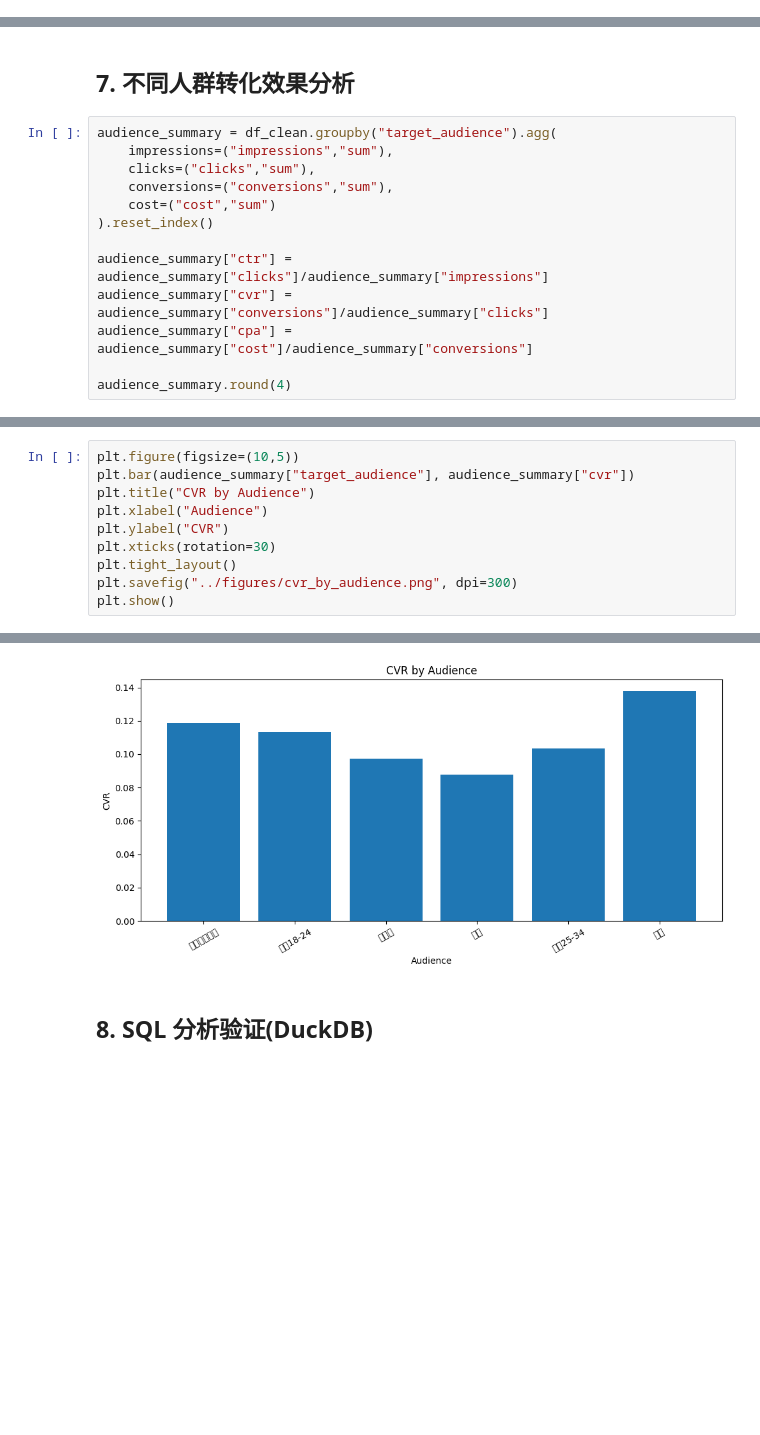
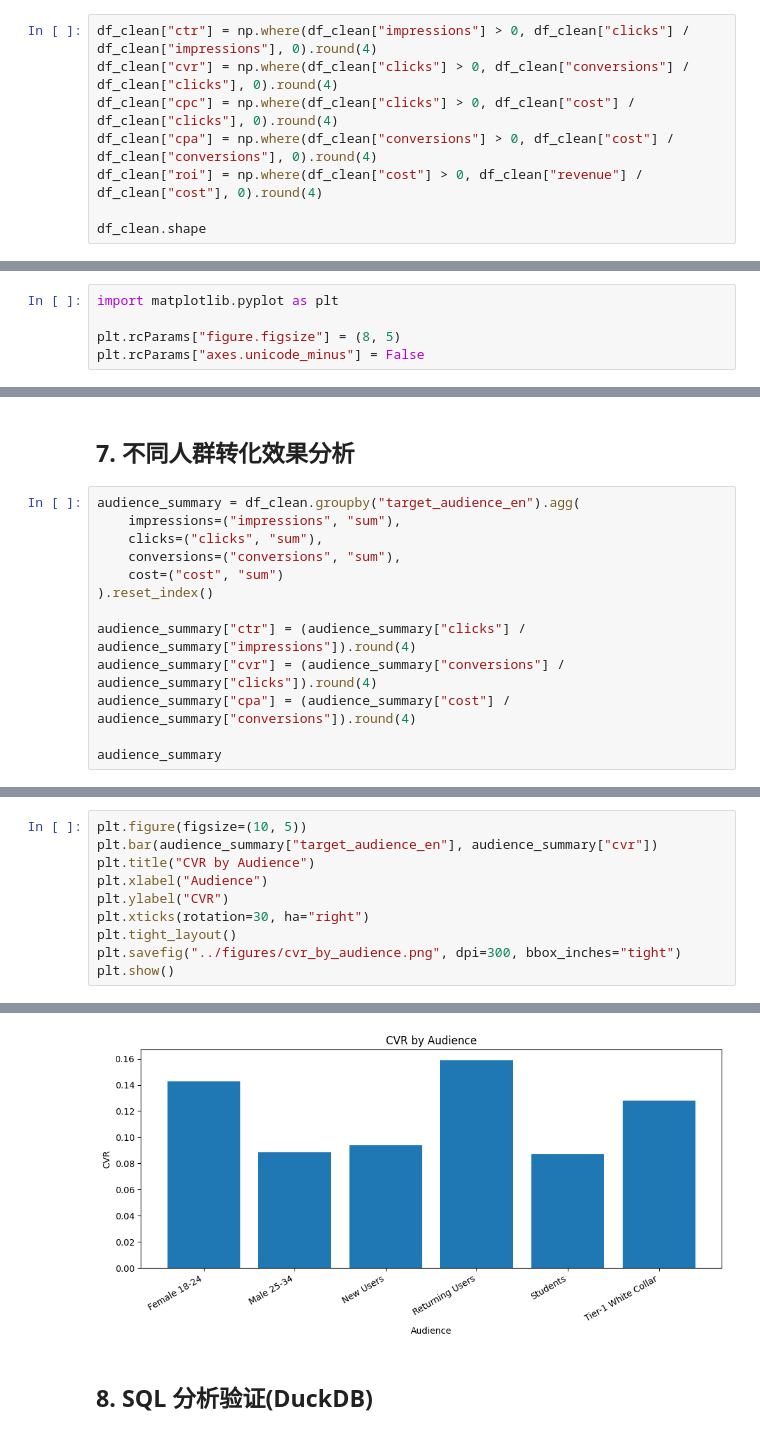
Before and after one commit to reghtty/ad_campaign_analysis, a Jupyter notebook: notebook/ad_campaign_analysis.ipynb, the cells around one changed output, grey strips where cells are left out. Cells and saved outputs as stored; diff of their text form; blank space fills up the shorter version.

```diff
--- a/notebook/ad_campaign_analysis.ipynb
+++ b/notebook/ad_campaign_analysis.ipynb
@@ -266,0 +208,8 @@ max        0.124100      0.302000     16.560000   1219.580000     46.440000
+# %%
+df_clean["ctr"] = np.where(df_clean["impressions"] > 0, df_clean["clicks"] / df_clean["impressions"], 0).round(4)
+df_clean["cvr"] = np.where(df_clean["clicks"] > 0, df_clean["conversions"] / df_clean["clicks"], 0).round(4)
+df_clean["cpc"] = np.where(df_clean["clicks"] > 0, df_clean["cost"] / df_clean["clicks"], 0).round(4)
+df_clean["cpa"] = np.where(df_clean["conversions"] > 0, df_clean["cost"] / df_clean["conversions"], 0).round(4)
+df_clean["roi"] = np.where(df_clean["cost"] > 0, df_clean["revenue"] / df_clean["cost"], 0).round(4)
+
+df_clean.shape
@@ -418,3 +509,8 @@ platform_summary
+# %%
+import matplotlib.pyplot as plt
+
+plt.rcParams["figure.figsize"] = (8, 5)
+plt.rcParams["axes.unicode_minus"] = False
 # %%
 import matplotlib
 import matplotlib.pyplot as plt
@@ -725,16 +721,16 @@ findfont: Generic family 'sans-serif' not found because none of the following fa
 # %% [markdown]
 ## 7. 不同人群转化效果分析
 # %%
-audience_summary = df_clean.groupby("target_audience").agg(
-    impressions=("impressions","sum"),
-    clicks=("clicks","sum"),
-    conversions=("conversions","sum"),
-    cost=("cost","sum")
+audience_summary = df_clean.groupby("target_audience_en").agg(
+    impressions=("impressions", "sum"),
+    clicks=("clicks", "sum"),
+    conversions=("conversions", "sum"),
+    cost=("cost", "sum")
 ).reset_index()
 
-audience_summary["ctr"] = audience_summary["clicks"]/audience_summary["impressions"]
-audience_summary["cvr"] = audience_summary["conversions"]/audience_summary["clicks"]
-audience_summary["cpa"] = audience_summary["cost"]/audience_summary["conversions"]
+audience_summary["ctr"] = (audience_summary["clicks"] / audience_summary["impressions"]).round(4)
+audience_summary["cvr"] = (audience_summary["conversions"] / audience_summary["clicks"]).round(4)
+audience_summary["cpa"] = (audience_summary["cost"] / audience_summary["conversions"]).round(4)
 
-audience_summary.round(4)
+audience_summary
 # %% [output]
@@ -748,12 +744,12 @@ audience_summary.round(4)
 # %%
-plt.figure(figsize=(10,5))
-plt.bar(audience_summary["target_audience"], audience_summary["cvr"])
+plt.figure(figsize=(10, 5))
+plt.bar(audience_summary["target_audience_en"], audience_summary["cvr"])
 plt.title("CVR by Audience")
 plt.xlabel("Audience")
 plt.ylabel("CVR")
-plt.xticks(rotation=30)
+plt.xticks(rotation=30, ha="right")
 plt.tight_layout()
-plt.savefig("../figures/cvr_by_audience.png", dpi=300)
+plt.savefig("../figures/cvr_by_audience.png", dpi=300, bbox_inches="tight")
 plt.show()
 # %% [output]
 findfont: Generic family 'sans-serif' not found because none of the following families were found: Noto Sans CJK SC, SimHei, Microsoft YaHei, Arial Unicode MS
@@ -772,8 +768,8 @@ findfont: Generic family 'sans-serif' not found because none of the following fa
 findfont: Generic family 'sans-serif' not found because none of the following families were found: Noto Sans CJK SC, SimHei, Microsoft YaHei, Arial Unicode MS
 findfont: Generic family 'sans-serif' not found because none of the following families were found: Noto Sans CJK SC, SimHei, Microsoft YaHei, Arial Unicode MS
 findfont: Generic family 'sans-serif' not found because none of the following families were found: Noto Sans CJK SC, SimHei, Microsoft YaHei, Arial Unicode MS
 findfont: Generic family 'sans-serif' not found because none of the following families were found: Noto Sans CJK SC, SimHei, Microsoft YaHei, Arial Unicode MS
-[figure, old version]
+[figure, new version]
 # %% [markdown]
 ## 8. SQL 分析验证(DuckDB)
 # %%
```
Also changed, not shown: parts of 51 cells of this notebook, 2 other files.
